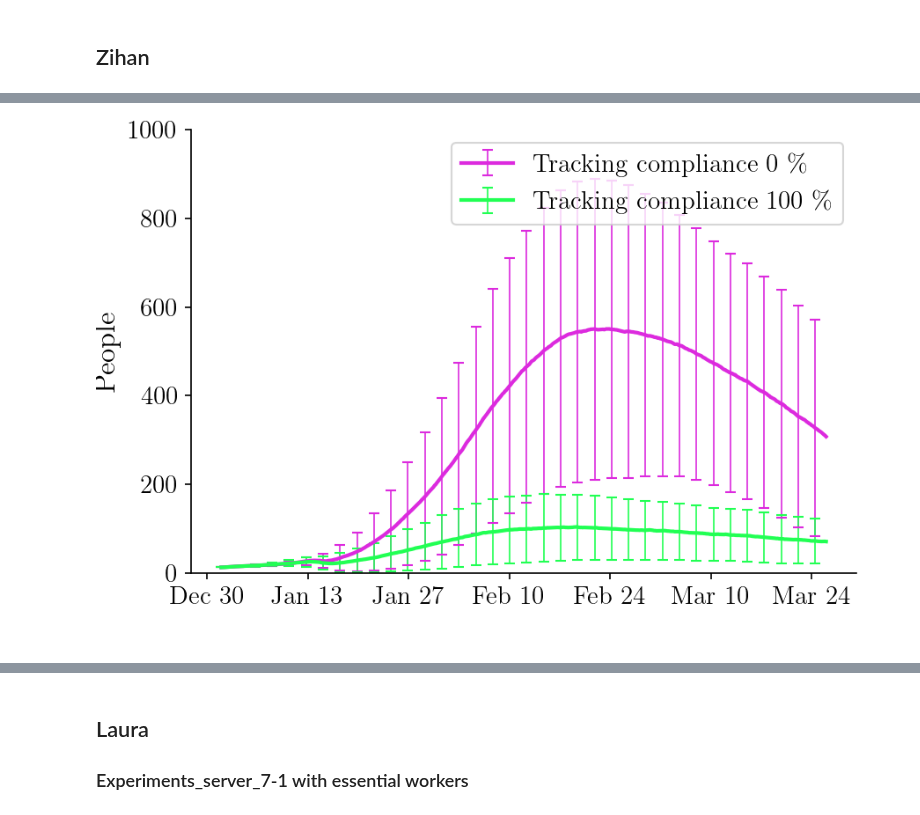
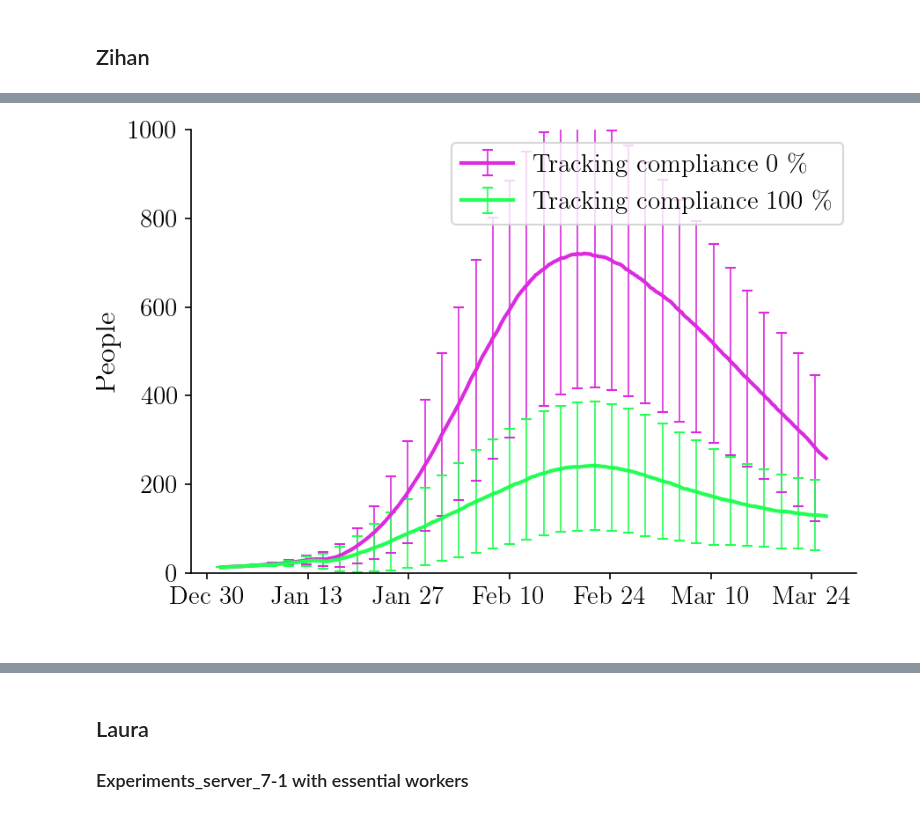
Before and after one commit to stanfordfuturebay/simulator, a Jupyter notebook: sim/Plot.ipynb, the cells around one changed output, grey strips where cells are left out. Saved outputs shown, nothing was run; the diff lists cells and outputs as text; code cells hidden in the pictures.

```diff
--- a/sim/Plot.ipynb
+++ b/sim/Plot.ipynb
@@ -63,7 +63,7 @@ import matplotlib.pyplot as plt
 rpts = 20
 p_compliance = [0.0, 1.0]
 measures_deployed = [1,3,6,7]
-summaries_SD_6 = load_summary('tracing_isolate_sftest_5trace_sup005_isohouse_40rpts_005betas_trace_all.pk')
+summaries_SD_6 = load_summary('tracing_isolate_sftest_5trace_stochastic_sup005_isohouse_40rpts_005betas_trace_friends_only_colleagues_tracehouse.pk')
 for j, policy in enumerate(['advanced']):
     summaries_ = summaries_SD_6[policy]
     f,axs = plt.subplots(2,2,figsize = (13,13))
@@ -133,6 +133,6 @@ for j, policy in enumerate(['advanced']):
     axs[1,1].set_xticklabels(p_compliance)
     axs[1,1].set_ylabel('number of exposures',fontsize = 20)
 #plt.tight_layout()
-plt.savefig('plots/tracing_isolate_sftest_5trace_sup005_isohouse_40rpts_005betas_trace_all_detail.png',dpi=300)
+plt.savefig('plots/tracing_isolate_sftest_5trace_stochastic_sup005_isohouse_40rpts_005betas_trace_friends_only_colleagues_tracehouse_detail.png',dpi=300)
 plt.show()
 # %% [output]
@@ -148,24 +148,24 @@ i_contained_infectious true rate:  0.8643159251803768
 # %%
 # Plot results of experiments_server_7-1.py
 c=0
 runstr = f'run{c}_'
-summaries_SD_6 = load_summary('tracing_isolate_sftest_5trace_sup005_isohouse_40rpts_005betas_trace_all.pk')
+summaries_SD_6 = load_summary('tracing_isolate_sftest_5trace_stochastic_sup005_isohouse_40rpts_005betas_trace_friends_only_colleagues_tracehouse.pk')
 FIGSIZE=(6, 4)
 
-p_compliance = [0.0, 1.0]
+p_compliance = [0.0,1.0]
 plotter = Plotter()
 titles_SD_6_ = list(['Tracking compliance '+ str(int(p*100.0)) + ' \%' for p in p_compliance])
 for j, policy in enumerate(['advanced']):
     summaries_ = summaries_SD_6[policy]
     plotter.compare_total_infections(
         summaries_,
         titles=titles_SD_6_,
         figtitle=(f'Infections for compliance levels for ' + policy + ' individuals compliant with contact-tracing'),
-        filename=runstr + f'SD_6{j}'+'tracing_isolate_sftest_5trace_sup005_isohouse_40rpts_005betas_trace_all',
+        filename=runstr + f'SD_6{j}'+'tracing_isolate_sftest_5trace_stochastic_sup005_isohouse_40rpts_005betas_trace_friends_only_colleagues_tracehouse',
         figsize=FIGSIZE, acc=500,
         ymax=1000, errorevery=14)
 # %% [output]
-[figure, old version]
+[figure, new version]
 # %%
 # Plot results of experiments_server_7-1.py
 c=0
```
Also changed, not shown: parts of 2 cells of this notebook, 6 other files.
